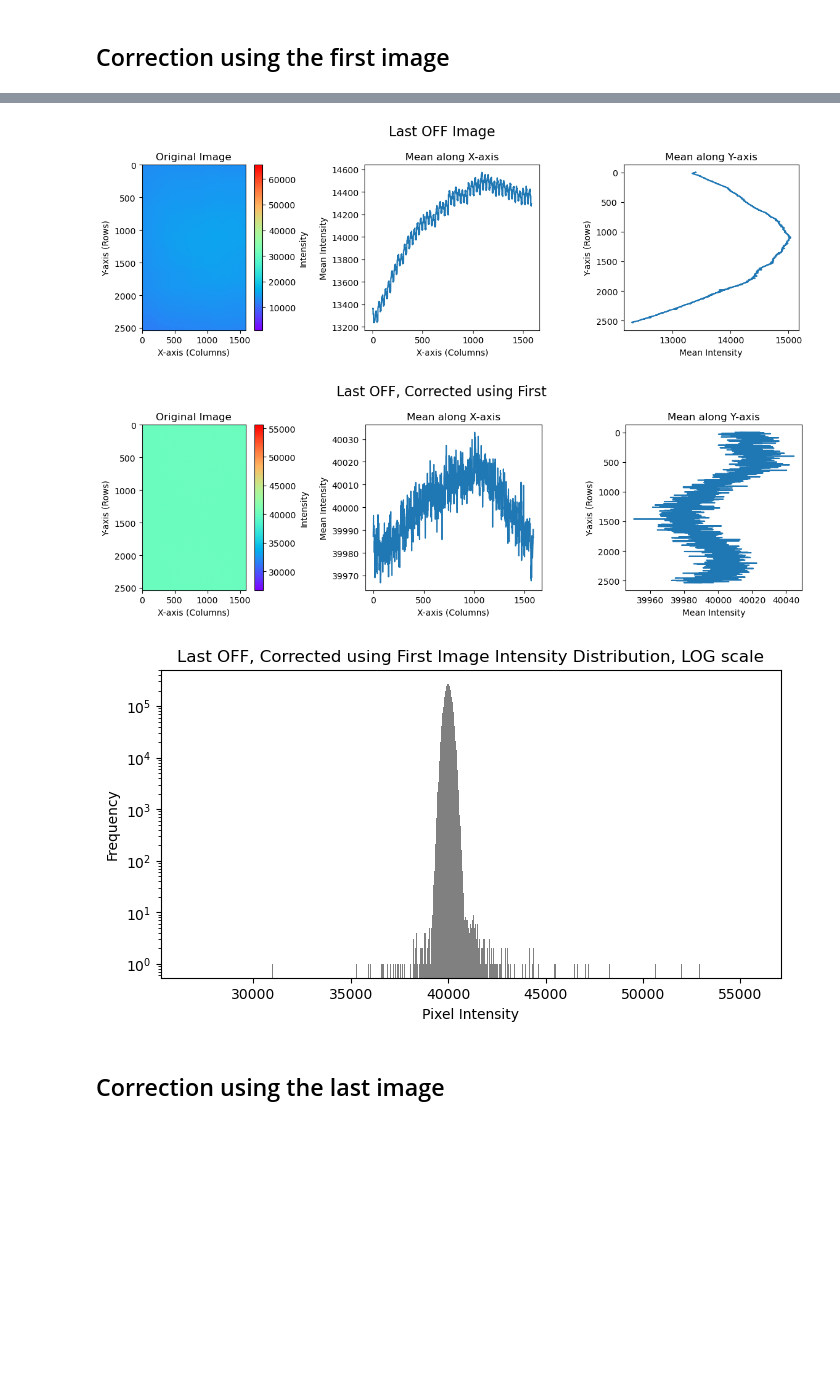
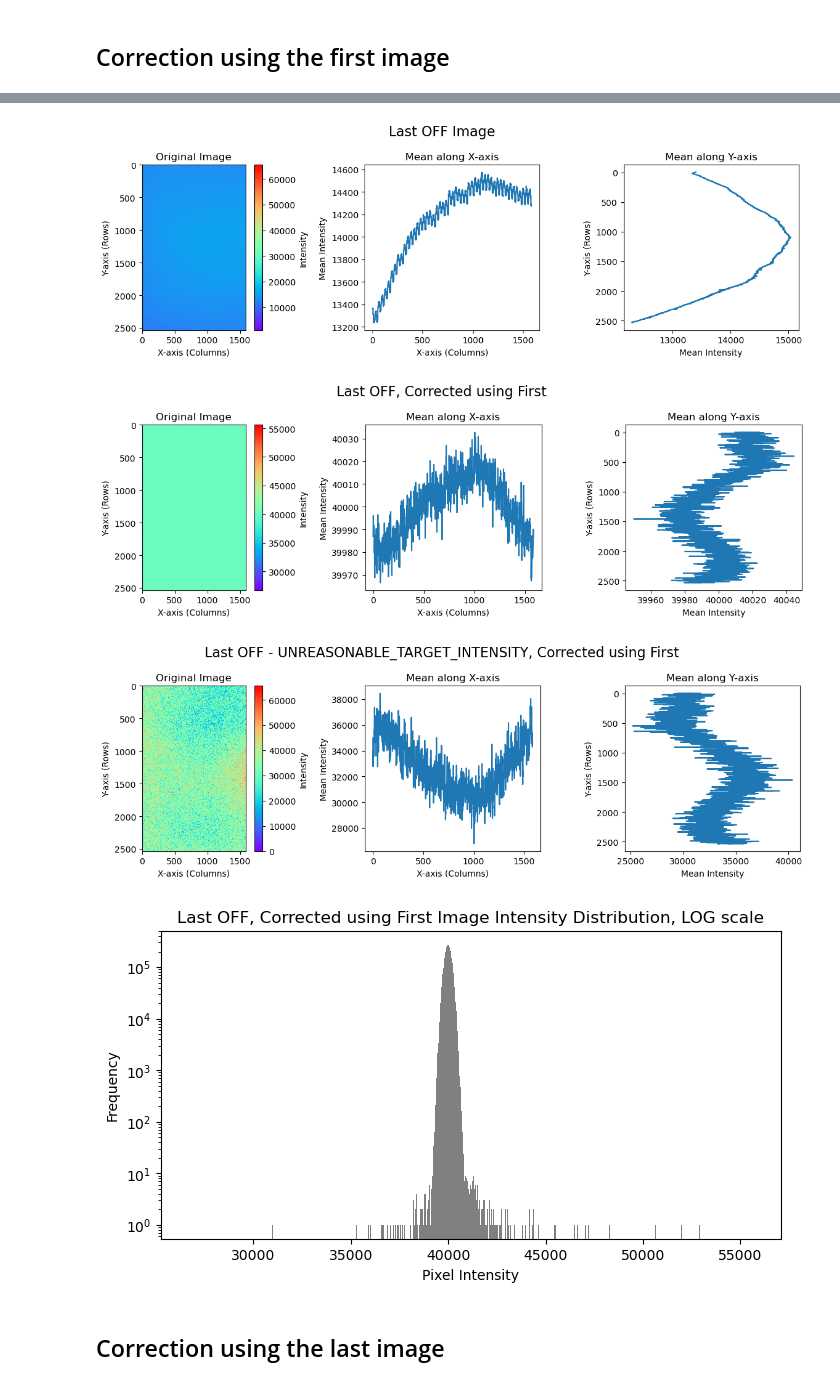
Before and after one commit to naltang/xless, a Jupyter notebook: stat.ipynb, the cells around one changed output, grey strips where cells are left out. Saved outputs shown, nothing was run; the diff lists cells and outputs as text; code cells hidden in the pictures; blank space fills up the shorter version.

Commit message:
modify target intensity

```diff
--- a/stat.ipynb
+++ b/stat.ipynb
@@ -24,7 +24,7 @@ def read_raw_file(tuple):
 	array_2d = array_1d.reshape(2560, 2048)	# height, width
 	TRIM_TOP = 12
 	TRIM_LEFT = 12
-	TRIM_RIGHT = 448
+	TRIM_RIGHT = 450
 	TRIM_BOTTOM = 12
 	array_crop = array_2d[TRIM_TOP:2560-TRIM_BOTTOM, TRIM_LEFT:2048-TRIM_RIGHT]  # Crop the array
 	return sequence, array_crop
@@ -269,11 +269,13 @@ def get_mean_4_corners(array):
     mean_4_corners = np.mean(array_corner)
     return mean_4_corners
 
+# XXX: What an arbitrary unreasonable value !
+UNREASONABLE_TARGET_INTENSITY = 40000
+
 def get_correction_matrix(array):
 
-    VALUE_TARGET = 40000  # XXX: What an arbitrary unreasonable value !
     mean_4_corners = get_mean_4_corners(array)
-    array_correction = VALUE_TARGET * mean_4_corners / array.astype(float)
+    array_correction = UNREASONABLE_TARGET_INTENSITY * mean_4_corners / array.astype(float)
     return array_correction
 
 def get_corrected_matrix(array, array_correction):
@@ -296,6 +298,7 @@ img_show(array_first, "First OFF Image")
 img_show(array_first_corrected, "First OFF, Corrected")
 img_show(array_last, "Last OFF Image")
 img_show(array_last_corrected, "Last OFF, Corrected using First")
+img_show(np.subtract(array_last_corrected, UNREASONABLE_TARGET_INTENSITY), "Last OFF - UNREASONABLE_TARGET_INTENSITY, Corrected using First")
 show_distribution_log_scale(array_last_corrected, "Last OFF, Corrected using First Image Intensity Distribution, LOG scale")
 # %% [output]
 [figure]
@@ -303,6 +306,7 @@ show_distribution_log_scale(array_last_corrected, "Last OFF, Corrected using Fir
 [figure]
 [figure]
-[figure, old version]
+[figure, new version]
+[figure, added]
 # %% [markdown]
 ## Correction using the last image
 # %%
```
Also changed, not shown: parts of 8 cells of this notebook.
